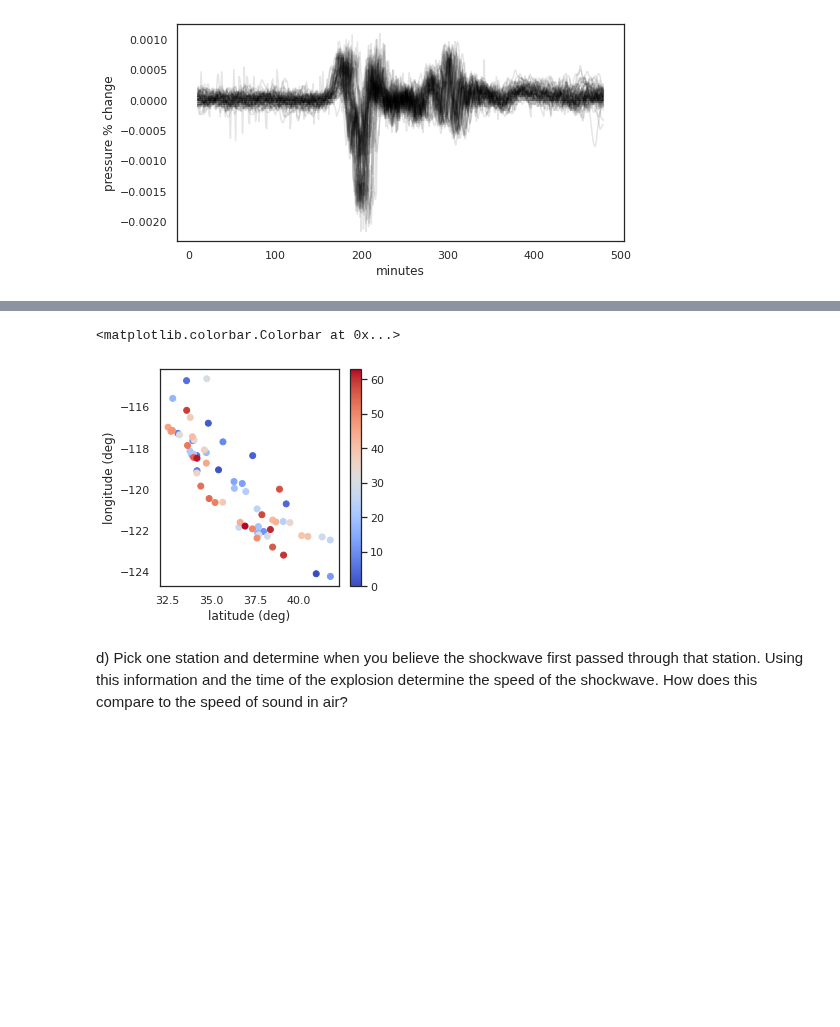
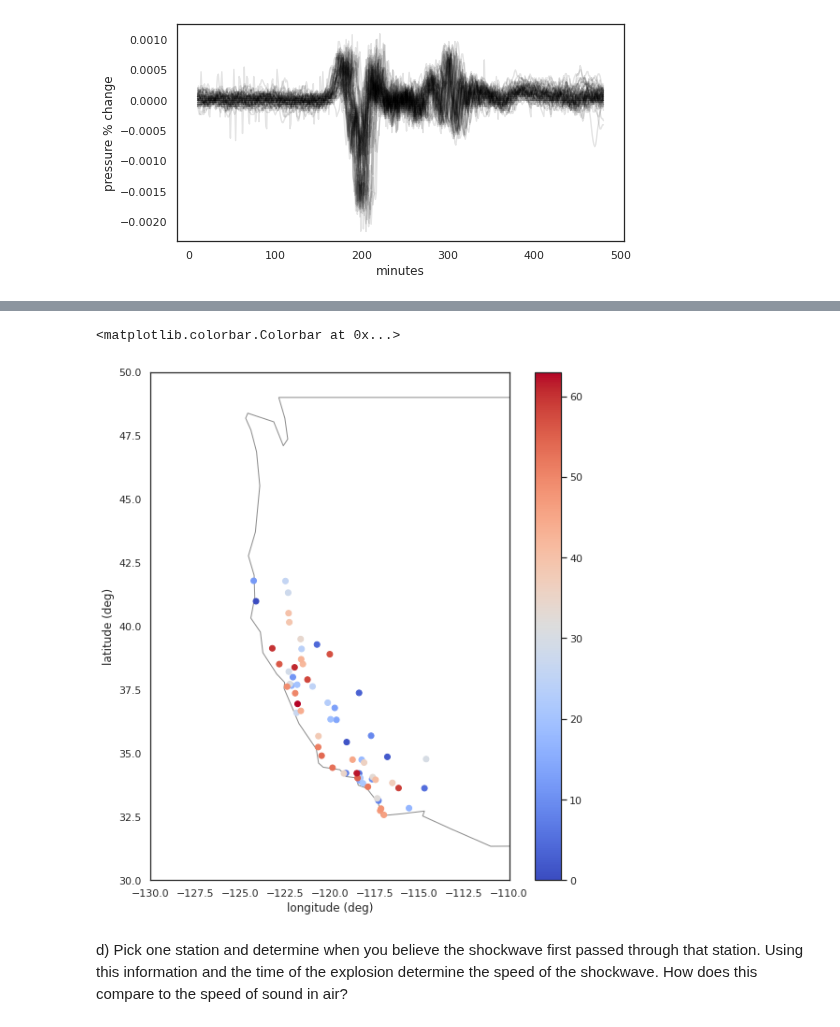
Before and after one commit to zbalewski/python-ay250-homework, a Jupyter notebook: hw_2/hw_2.ipynb, the cells around one changed output, grey strips where cells are left out. Cells and saved outputs as stored; diff of their text form; code cells hidden in the pictures; blank space fills up the shorter version.

```diff
--- a/hw_2/hw_2.ipynb
+++ b/hw_2/hw_2.ipynb
@@ -148,21 +159,3 @@ df_stations_CA = df_stations[df_stations['stid'].isin(stations_CA)]
 # %%
 # merge station info with max timelag data
 df_merged_CA = pd.merge(peakchange, df_stations_CA, on='stid')
-# %%
-# plot station locations
-import matplotlib.cm as cm
-fig = plt.figure(figsize=(4,4))
-plt.scatter(df_merged_CA['lat'], df_merged_CA['lon'],
-            c=range(df_merged_CA.shape[0]),
-           cmap=sns.color_palette('coolwarm', as_cmap=True),
-           alpha=1)
-
-plt.xlabel('latitude (deg)')
-plt.ylabel('longitude (deg)')
-
-plt.colorbar()
-
-# missing: need to add map of CA
-# %% [output]
-<matplotlib.colorbar.Colorbar at 0x...>
-[figure, removed]
@@ -169,3 +165,30 @@ plt.colorbar()
+# %%
+# for now, just use USA map from preloaded datasets
+maps = geopandas.read_file(geopandas.datasets.get_path('naturalearth_lowres'))
+USA = maps[maps.name=='United States of America']
+# %%
+# show USA:
+USA.plot(figsize=(10, 10), alpha=0.5, edgecolor='k', facecolor='w')
+
+# add staions, using heatmap to indicate time of shockwave
+import matplotlib.cm as cm
+plt.scatter(df_merged_CA['lon'], df_merged_CA['lat'],
+            c=range(df_merged_CA.shape[0]),
+           cmap=sns.color_palette('coolwarm', as_cmap=True),
+           alpha=1)
+
+
+# format
+plt.xlim([-130, -110])
+plt.ylim([30, 50])
+
+plt.xlabel('longitude (deg)')
+plt.ylabel('latitude (deg)')
+
+plt.colorbar()
+# %% [output]
+<matplotlib.colorbar.Colorbar at 0x...>
+[figure, added]
 # %% [markdown]
 d) Pick one station and determine when you believe the shockwave first passed through that station. Using this information and the time of the explosion determine the speed of the shockwave. How does this compare to the speed of sound in air?
 # %%
```
Also changed, not shown: parts of 12 cells of this notebook.
